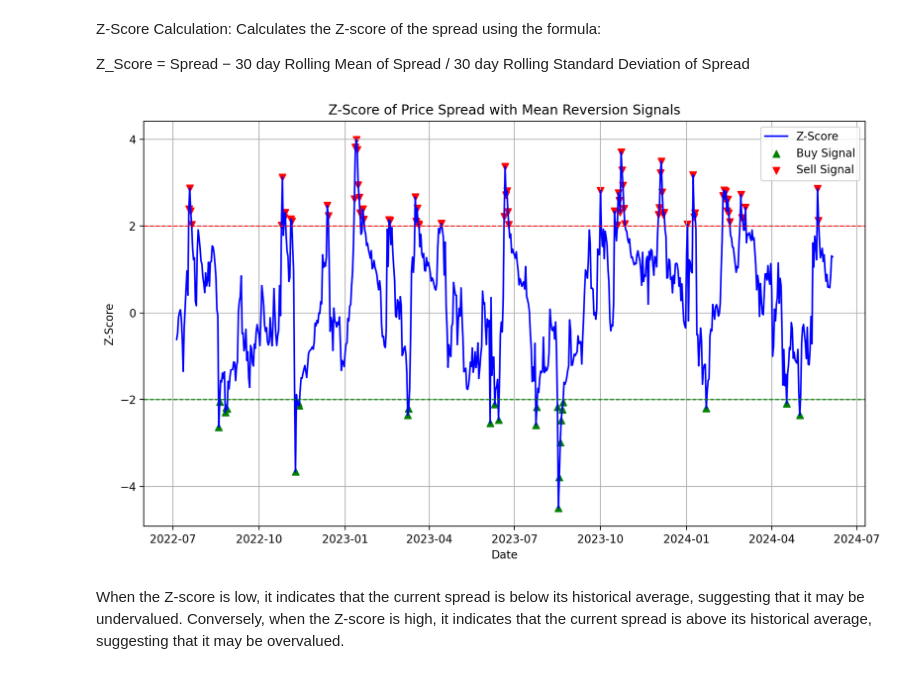
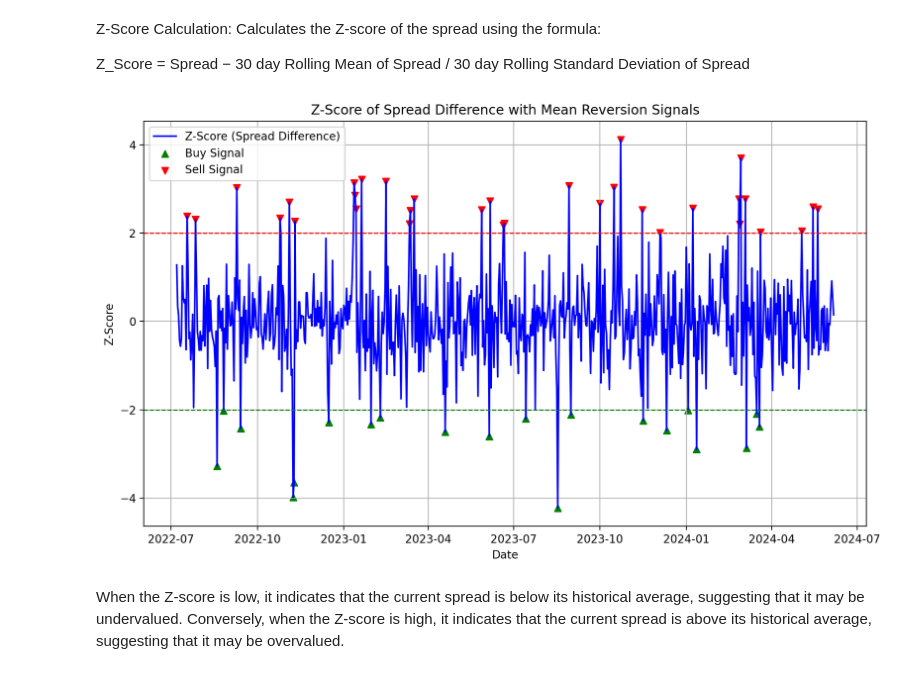
Before and after one commit to Thisana88/DS-Internship, a Jupyter notebook: mean_reversion.ipynb, the cells around one changed output. Cells and saved outputs as stored; diff of their text form; code cells hidden in the pictures.

Commit message:
Update mean_reversion.ipynb
Cryptocurrency Mean Reversion Trading Strategies: Jupyter Notebook Project

```diff
--- a/mean_reversion.ipynb
+++ b/mean_reversion.ipynb
@@ -349,20 +450,3 @@ plt.tight_layout()
 plt.show()
 # %% [output]
 [figure]
-# %%
-# Calculate Z-score of the spread
-stock_df['Z_Score'] = (stock_df['Spread'] - stock_df['Spread'].rolling(window=30).mean()) / stock_df['Spread'].rolling(window=30).std()
-
-# Define thresholds for potential buy and sell signals
-buy_threshold = -2  # Buy signal when Z-score is below this threshold
-sell_threshold = 2  # Sell signal when Z-score is above this threshold
-
-# Identify potential mean reversion signals
-potential_buy_signals = stock_df[stock_df['Z_Score'] < buy_threshold]
-potential_sell_signals = stock_df[stock_df['Z_Score'] > sell_threshold]
-
-# Print potential buy and sell signals
-print("Potential Buy Signals:")
-print(potential_buy_signals)
-print("\nPotential Sell Signals:")
-print(potential_sell_signals)
@@ -386,0 +468,17 @@ Date
+# %%
+# Calculate Z-score of the spread difference
+stock_df['Z_Score_diff'] = (stock_df['Spread_diff'] - stock_df['Spread_diff'].rolling(window=30).mean()) / stock_df['Spread_diff'].rolling(window=30).std()
+
+# Define thresholds for potential buy and sell signals
+buy_threshold = -2  # Buy signal when Z-score is below this threshold
+sell_threshold = 2  # Sell signal when Z-score is above this threshold
+
+# Identify potential mean reversion signals
+potential_buy_signals = stock_df[stock_df['Z_Score_diff'] < buy_threshold]
+potential_sell_signals = stock_df[stock_df['Z_Score_diff'] > sell_threshold]
+
+# Print potential buy and sell signals
+print("Potential Buy Signals:")
+print(potential_buy_signals)
+print("\nPotential Sell Signals:")
+print(potential_sell_signals)
@@ -392,20 +508,20 @@ Z_Score =   Spread − 30 day Rolling Mean of Spread
 # %%
 # Plotting
 plt.figure(figsize=(10, 6), dpi=200)
-plt.plot(stock_df.index, stock_df['Z_Score'], label='Z-Score', color='blue')
-plt.scatter(potential_buy_signals.index, potential_buy_signals['Z_Score'], color='green', marker='^', label='Buy Signal')
-plt.scatter(potential_sell_signals.index, potential_sell_signals['Z_Score'], color='red', marker='v', label='Sell Signal')
+plt.plot(stock_df.index, stock_df['Z_Score_diff'], label='Z-Score (Spread Difference)', color='blue')
+plt.scatter(potential_buy_signals.index, potential_buy_signals['Z_Score_diff'], color='green', marker='^', label='Buy Signal')
+plt.scatter(potential_sell_signals.index, potential_sell_signals['Z_Score_diff'], color='red', marker='v', label='Sell Signal')
 plt.axhline(buy_threshold, color='green', linestyle='--', linewidth=1)
 plt.axhline(sell_threshold, color='red', linestyle='--', linewidth=1)
 plt.xlabel('Date')
 plt.ylabel('Z-Score')
-plt.title('Z-Score of Price Spread with Mean Reversion Signals')
+plt.title('Z-Score of Spread Difference with Mean Reversion Signals')
 plt.legend()
 plt.grid(True)
 plt.tight_layout()
 plt.show()
 # %% [output]
-[figure, old version]
+[figure, new version]
 # %% [markdown]
 When the Z-score is low, it indicates that the current spread is below its historical average, suggesting that it may be undervalued. Conversely, when the Z-score is high, it indicates that the current spread is above its historical average, suggesting that it may be overvalued.
 # %% [markdown]
```
Also changed, not shown: parts of 42 cells of this notebook.
